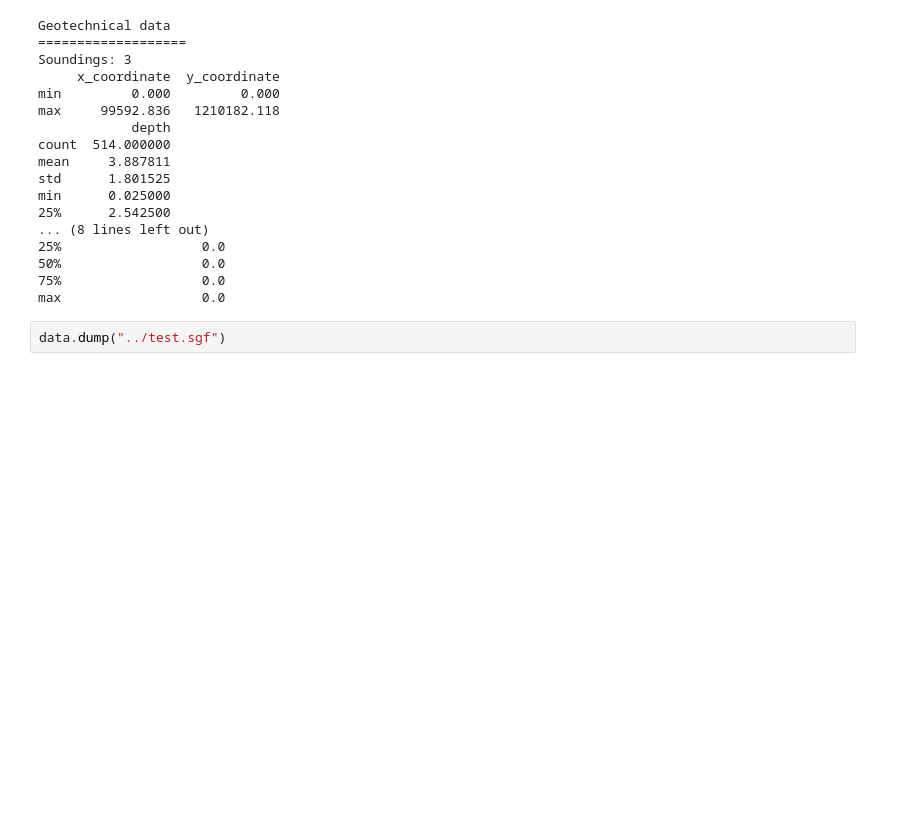
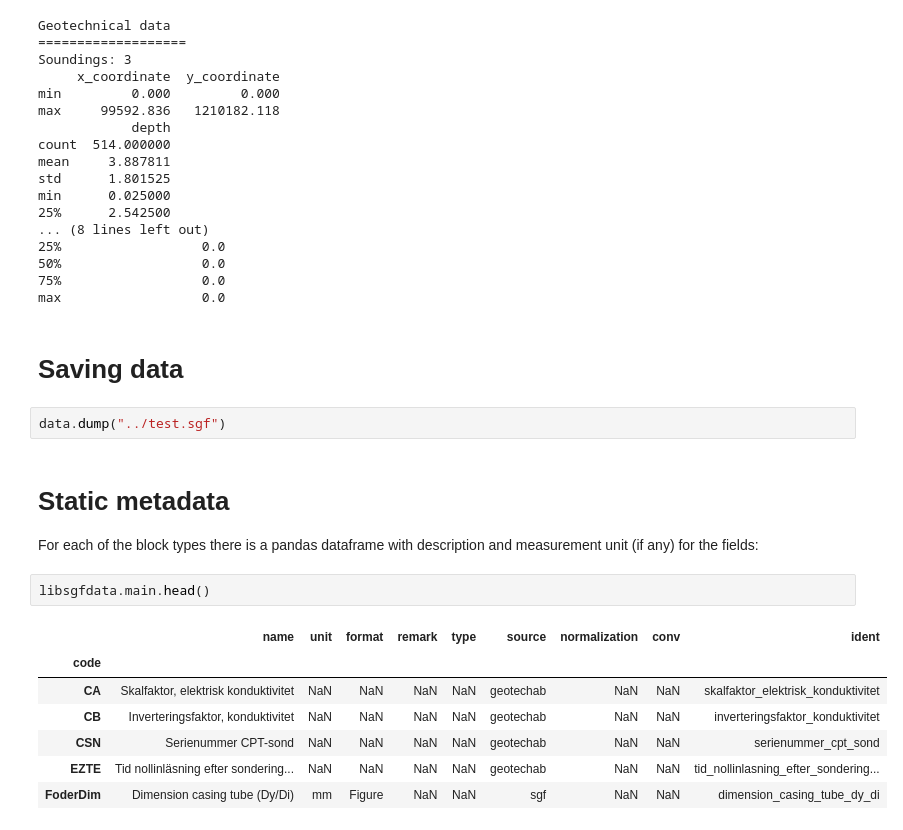
Before and after one commit to emerald-geomodelling/libsgfdata, a Jupyter notebook: docs/Example usage.ipynb, the cells around one changed output. Cells and saved outputs as stored; diff of their text form; blank space fills up the shorter version.

```diff
--- a/docs/Example usage.ipynb
+++ b/docs/Example usage.ipynb
@@ -77,5 +100,20 @@ min      0.025000
 50%                  0.0
 75%                  0.0
 max                  0.0
+# %% [markdown]
+# Saving data
 # %%
 data.dump("../test.sgf")
+# %% [markdown]
+# Static metadata
+For each of the block types there is a pandas dataframe with description and measurement unit (if any) for the fields:
+# %%
+libsgfdata.main.head()
+# %% [output]
+|  | name | unit | format | remark | type | source | normalization | conv | ident |
+| code |  |  |  |  |  |  |  |  |  |
+| CA | Skalfaktor, elektrisk konduktivitet | NaN | NaN | NaN | NaN | geotechab | NaN | NaN | skalfaktor_elektrisk_konduktivitet |
+| CB | Inverteringsfaktor, konduktivitet | NaN | NaN | NaN | NaN | geotechab | NaN | NaN | inverteringsfaktor_konduktivitet |
+| CSN | Serienummer CPT-sond | NaN | NaN | NaN | NaN | geotechab | NaN | NaN | serienummer_cpt_sond |
+| EZTE | Tid nollinläsning efter sondering... | NaN | NaN | NaN | NaN | geotechab | NaN | NaN | tid_nollinlasning_efter_sondering... |
+| FoderDim | Dimension casing tube (Dy/Di) | mm | Figure | NaN | NaN | sgf | NaN | NaN | dimension_casing_tube_dy_di |
```
Also changed, not shown: parts of 16 cells of this notebook.
